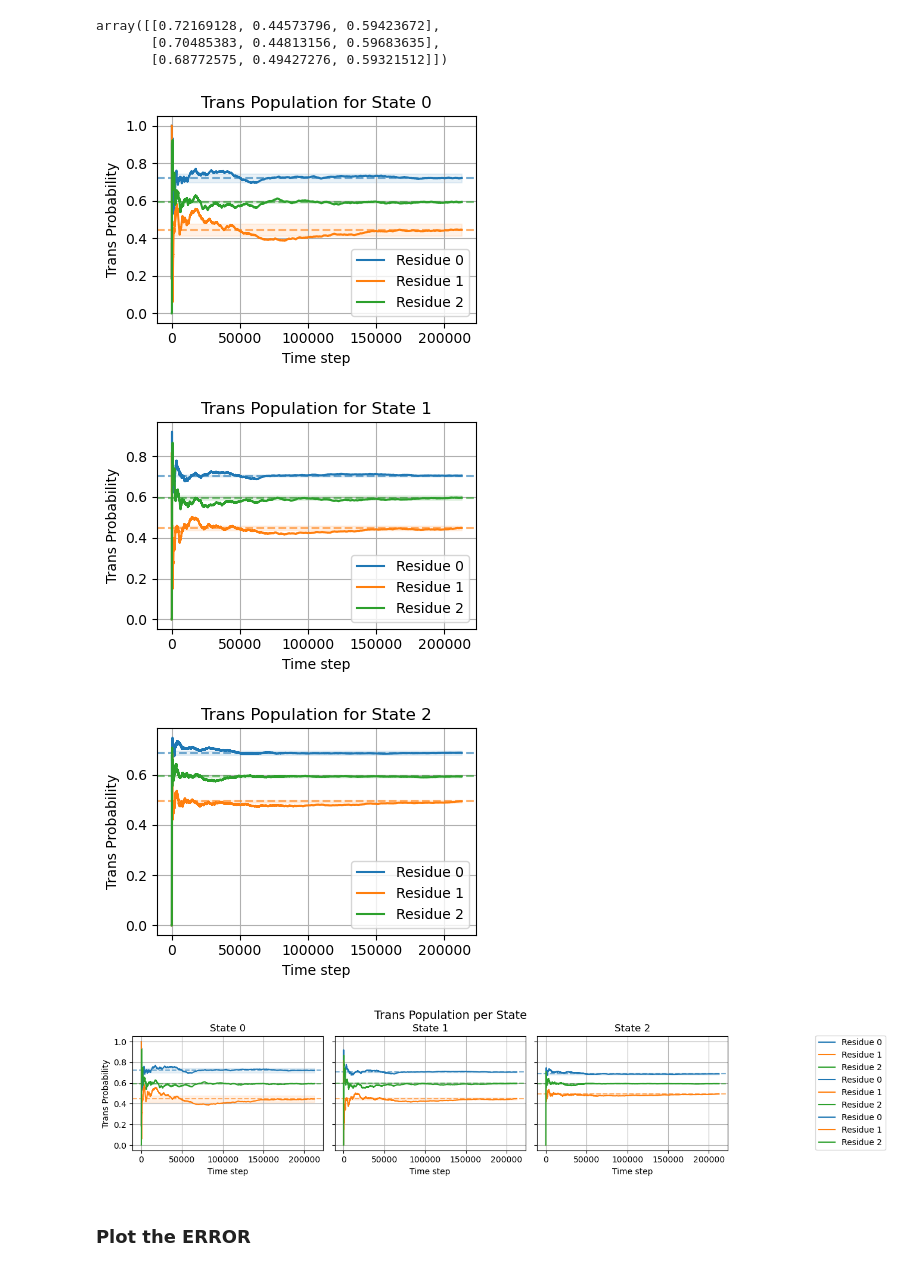
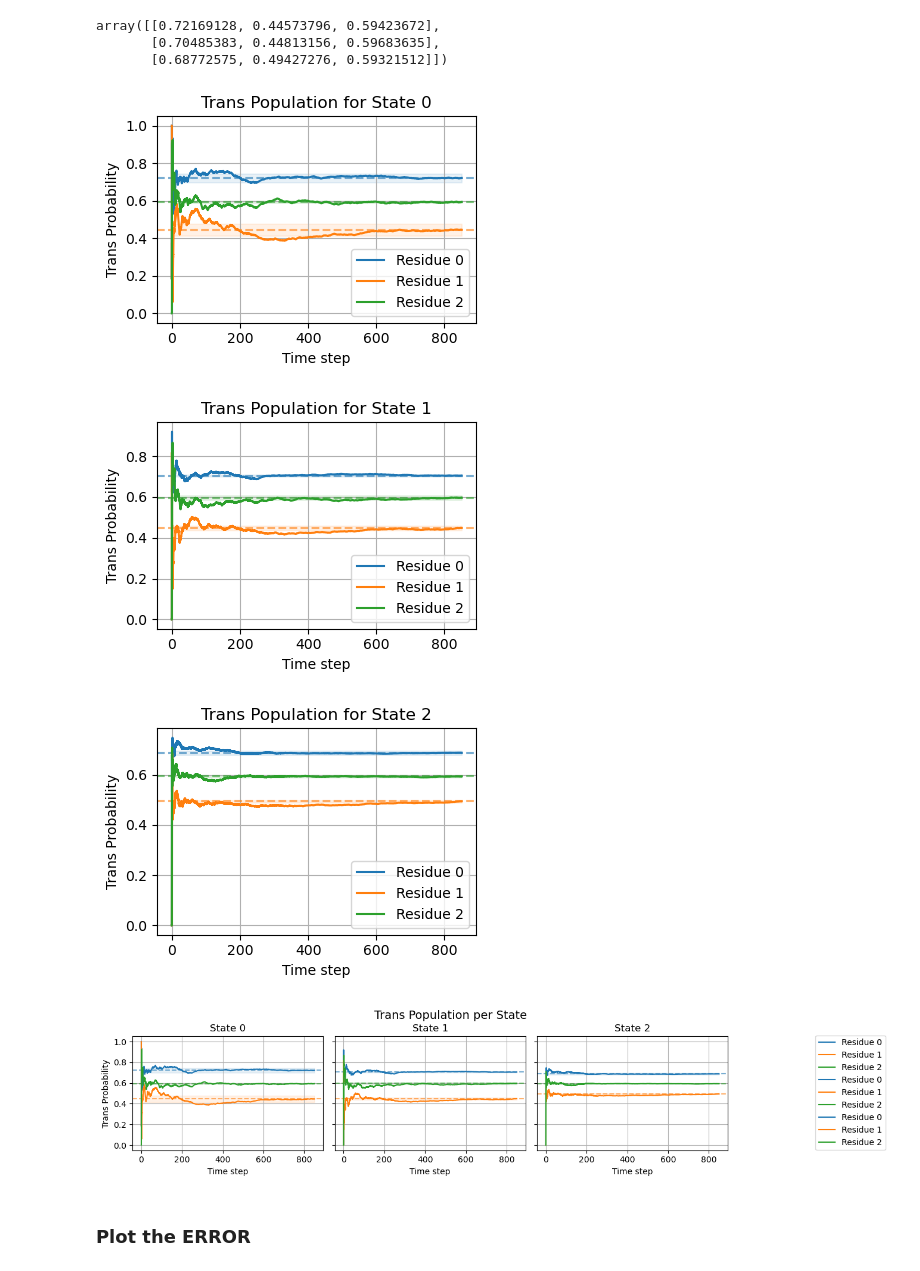
Before and after one commit to starwingc/peptoid_ESM, a Jupyter notebook: REDs/analysis/cistrans_population.ipynb, the cells around one changed output. Saved outputs shown, nothing was run; the diff lists cells and outputs as text; code cells hidden in the pictures.

```diff
--- a/REDs/analysis/cistrans_population.ipynb
+++ b/REDs/analysis/cistrans_population.ipynb
@@ -254,36 +254,38 @@ array([[0.72169128, 0.44573796, 0.59423672],
        [0.68772575, 0.49427276, 0.59321512]])
 # %%
 state_num = 3
+dt_in_ns = 0.004
 
 for state_index in range(state_num):  # Loop over 6 states
     plt.figure(figsize=(4, 3))
 
     for residue_index in range(3):  # Loop over 3 residues
         y = trans_all_population[state_index, :, residue_index]
-        x = np.arange(len(y))  # or use actual time values
+        x = np.arange(len(y)) * dt_in_ns# or use actual time values
         # Time-dependent population
         plt.plot(x, y, label=f'Residue {residue_index}')
 
         # Reference horizontal line
         ref_y = trans_refer_array[state_index, residue_index]
         ref_yerr = trans_refer_err_array[state_index, residue_index]
 
         plt.axhline(y=ref_y, linestyle='--', color=f'C{residue_index}', alpha=0.6)
         plt.fill_between(x, ref_y - ref_yerr, ref_y + ref_yerr, color=f'C{residue_index}', alpha=0.1)
 
     plt.title(f'Trans Population for State {state_index}')
     plt.xlabel('Time step')
     plt.ylabel('Trans Probability')
     plt.grid(True)
     plt.legend()
     plt.tight_layout()
     plt.show()
 # %% [output]
-[figure, old version]
+[figure, new version]
-[figure, old version]
+[figure, new version]
-[figure, old version]
+[figure, new version]
 # %%
 state_num = 3
+dt_in_ns = 0.004
 
 fig, axs = plt.subplots(1, 3, figsize=(12, 3), sharey=True)
 
@@ -292,7 +294,7 @@ for state_index in range(state_num):  # Loop over 3 states
 
     for residue_index in range(3):  # Loop over 3 residues
         y = trans_all_population[state_index, :, residue_index]
-        x = np.arange(len(y))  # or use actual time values
+        x = np.arange(len(y)) * dt_in_ns# or use actual time values
 
         # Time-dependent population
         ax.plot(x, y, label=f'Residue {residue_index}')
@@ -315,7 +317,7 @@ fig.legend(loc='center left', bbox_to_anchor=(1.0, 0.5))
 fig.tight_layout(rect=[0, 0, 0.9, 0.95])
 plt.show()
 # %% [output]
-[figure, old version]
+[figure, new version]
 # %% [markdown]
 ### Plot the ERROR
 # %%
```
Also changed, not shown: parts of 2 cells of this notebook, 1 other file.
